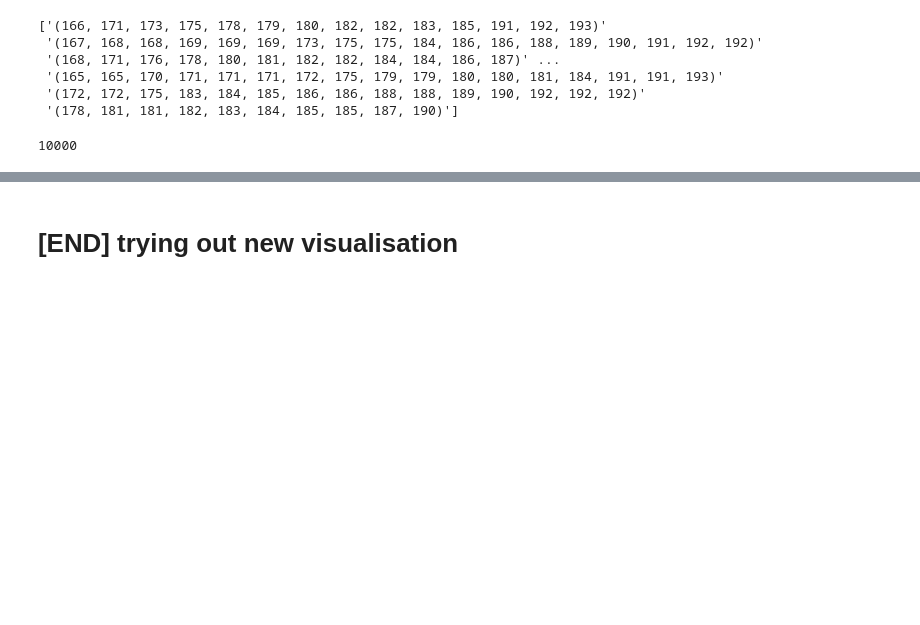
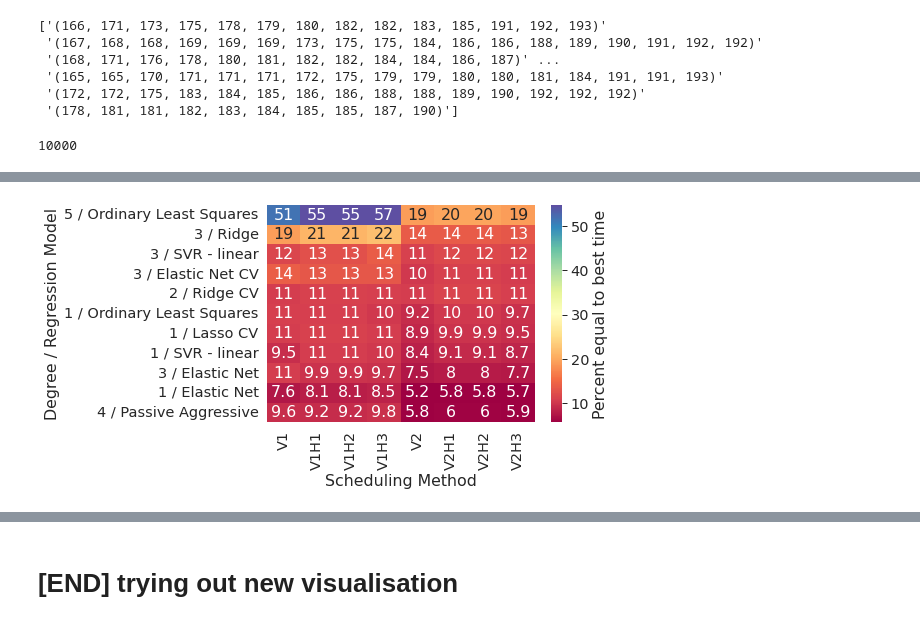
Before and after one commit to Sheypex/ba_proto, a Jupyter notebook: py/graphics.ipynb, the cells around one changed output, grey strips where cells are left out. Drawn from its saved outputs; the diff is of its cells as text; code cells hidden in the pictures; blank space fills up the shorter version.

Commit message:
graphics

```diff
--- a/py/graphics.ipynb
+++ b/py/graphics.ipynb
@@ -272,0 +288,2 @@ del tmp
+# %%
+regModels = sorted(regModels, key=lambda x: confs[x], reverse=True)
@@ -356,0 +454,18 @@ plt.show()
+# %%
+# normalize
+total = 50_000
+tmp = scoresDF.transform(lambda x: 100*x/total)
+#
+ax = sns.heatmap(tmp,
+                 cmap="Spectral",
+                 xticklabels=[c.replace("recommender", "") for c in scoresDF.columns],
+                 cbar_kws={"label":"Percent equal to best time"},
+                 annot=True,
+                 robust=True)
+plt.xlabel("Scheduling Method")
+plt.ylabel("Degree / Regression Model")
+fig = ax.get_figure()
+save_plot(fig, "heatmapBIS", bbox_inches="tight")
+plt.show()
+# %% [output]
+[figure, added]
```
Also changed, not shown: parts of 26 cells of this notebook, 6 other files.
